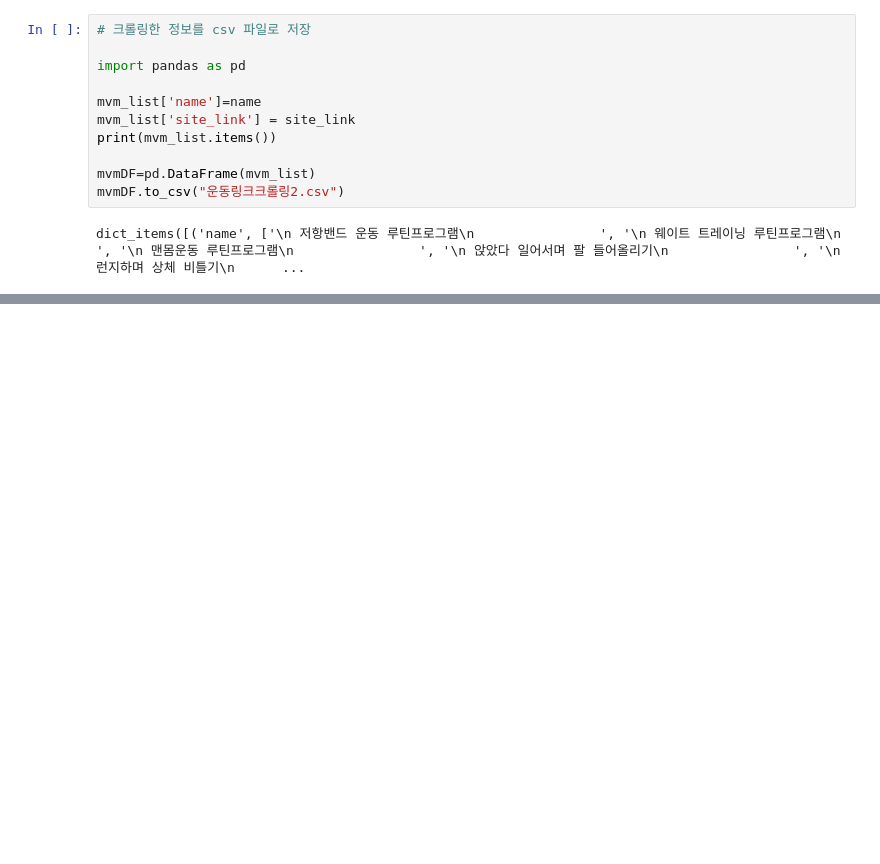
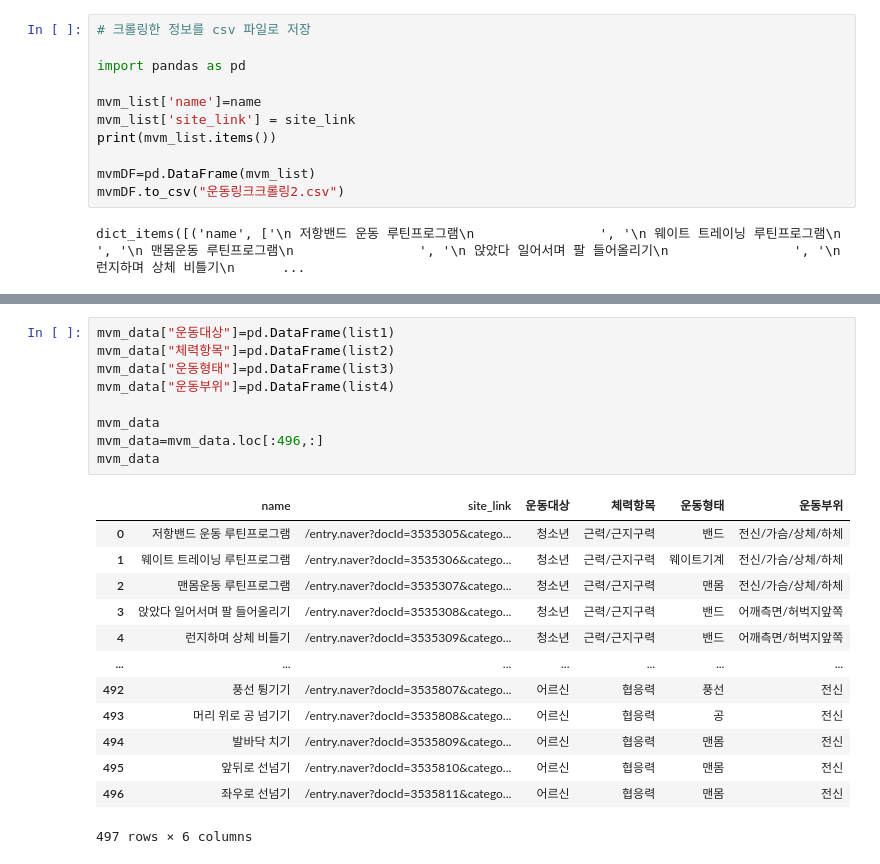
Before and after one commit to baeksoojin/health_care, a Jupyter notebook: Crawling.ipynb, the cells around one changed output, grey strips where cells are left out. Drawn from its saved outputs; the diff is of its cells as text; blank space fills up the shorter version.

```diff
--- a/Crawling.ipynb
+++ b/Crawling.ipynb
@@ -238,0 +177,23 @@ mvm_data
+# %%
+mvm_data["운동대상"]=pd.DataFrame(list1)
+mvm_data["체력항목"]=pd.DataFrame(list2)
+mvm_data["운동형태"]=pd.DataFrame(list3)
+mvm_data["운동부위"]=pd.DataFrame(list4)
+
+mvm_data
+mvm_data=mvm_data.loc[:496,:]
+mvm_data
+# %% [output]
+|  | name | site_link | 운동대상 | 체력항목 | 운동형태 | 운동부위 |
+| 0 | 저항밴드 운동 루틴프로그램 | /entry.naver?docId=3535305&catego... | 청소년 | 근력/근지구력 | 밴드 | 전신/가슴/상체/하체 |
+| 1 | 웨이트 트레이닝 루틴프로그램 | /entry.naver?docId=3535306&catego... | 청소년 | 근력/근지구력 | 웨이트기계 | 전신/가슴/상체/하체 |
+| 2 | 맨몸운동 루틴프로그램 | /entry.naver?docId=3535307&catego... | 청소년 | 근력/근지구력 | 맨몸 | 전신/가슴/상체/하체 |
+| 3 | 앉았다 일어서며 팔 들어올리기 | /entry.naver?docId=3535308&catego... | 청소년 | 근력/근지구력 | 밴드 | 어깨측면/허벅지앞쪽 |
+| 4 | 런지하며 상체 비틀기 | /entry.naver?docId=3535309&catego... | 청소년 | 근력/근지구력 | 밴드 | 어깨측면/허벅지앞쪽 |
+| ... | ... | ... | ... | ... | ... | ... |
+| 492 | 풍선 튕기기 | /entry.naver?docId=3535807&catego... | 어르신 | 협응력 | 풍선 | 전신 |
+| 493 | 머리 위로 공 넘기기 | /entry.naver?docId=3535808&catego... | 어르신 | 협응력 | 공 | 전신 |
+| 494 | 발바닥 치기 | /entry.naver?docId=3535809&catego... | 어르신 | 협응력 | 맨몸 | 전신 |
+| 495 | 앞뒤로 선넘기 | /entry.naver?docId=3535810&catego... | 어르신 | 협응력 | 맨몸 | 전신 |
+| 496 | 좌우로 선넘기 | /entry.naver?docId=3535811&catego... | 어르신 | 협응력 | 맨몸 | 전신 |
+497 rows × 6 columns
```
Also changed, not shown: parts of 12 cells of this notebook, 11 other files.
